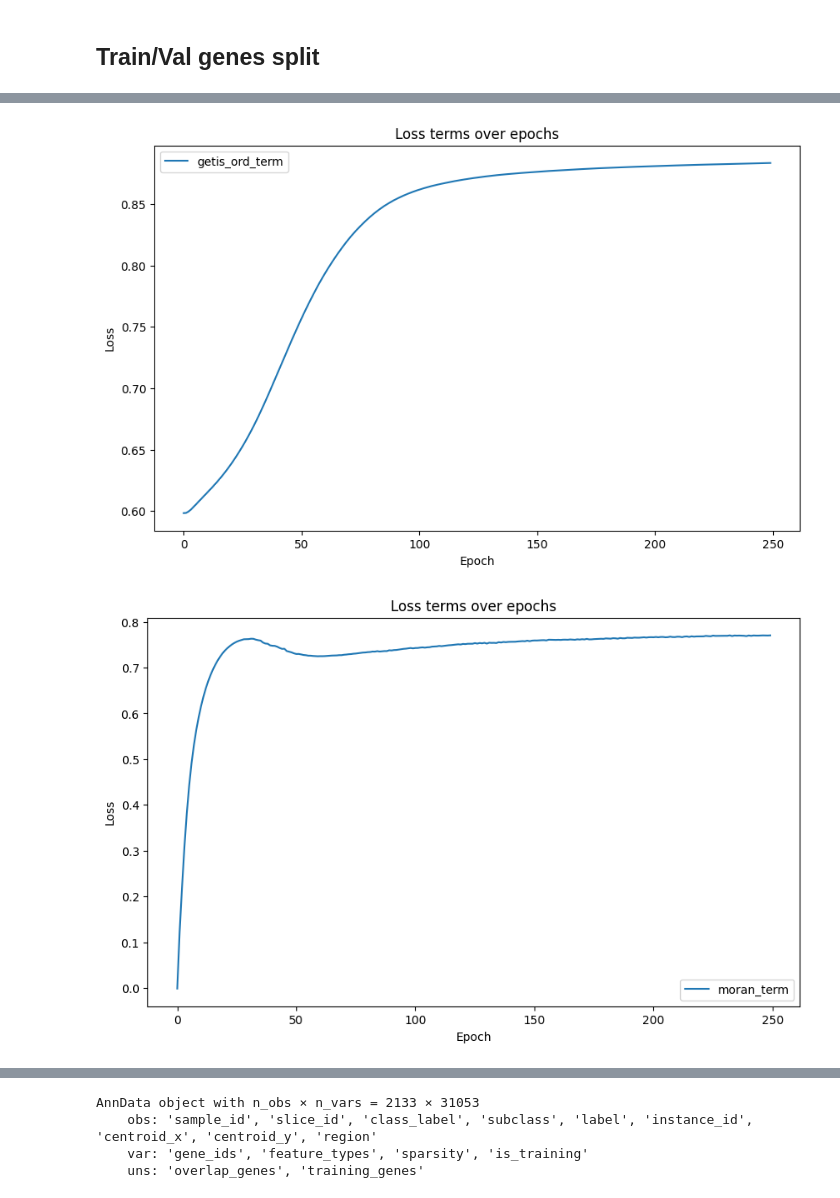
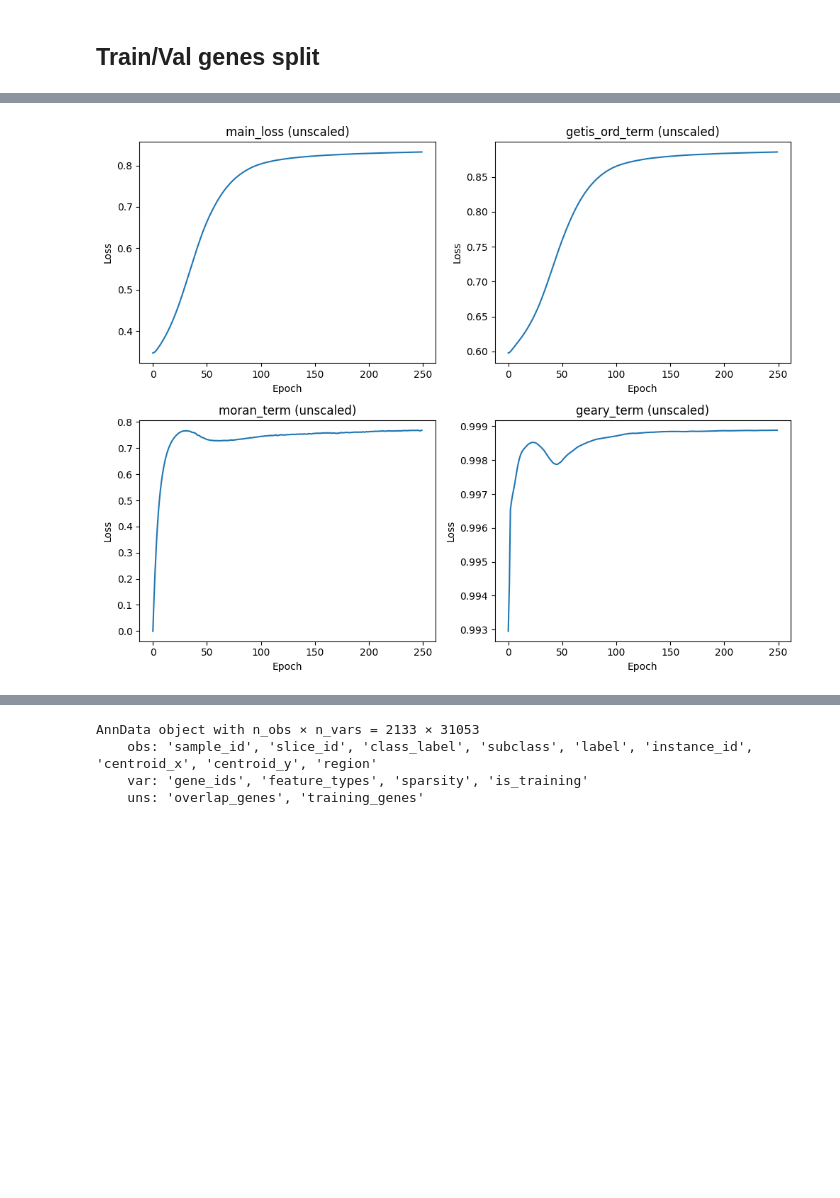
Before and after one commit to enric-bazz/tangramlit_dev, a Jupyter notebook: Notebooks/tangramlit_trainval.ipynb, the cells around one changed output, grey strips where cells are left out. Saved outputs shown, nothing was run; the diff lists cells and outputs as text; code cells hidden in the pictures; blank space fills up the shorter version.

```diff
--- a/Notebooks/tangramlit_trainval.ipynb
+++ b/Notebooks/tangramlit_trainval.ipynb
@@ -169,7 +162,6 @@ tgl.plot_loss_term(adata_map=ad_map, loss_key="neighborhood_term", lambda_scale=
 # %%
-tgl.plot_loss_term(adata_map=ad_map, loss_key="getis_ord_term", lambda_scale=False)
-tgl.plot_loss_term(adata_map=ad_map, loss_key="moran_term", lambda_scale=False)
-tgl.plot_loss_term(adata_map=ad_map, loss_key="geary_term", lambda_scale=False)
+# LISA terms
+tgl.plot_loss_terms(adata_map=ad_map, loss_key=["main_loss", "getis_ord_term", "moran_term", "geary_term"],
+                    lambda_scale=False, make_subplot=True)
 # %% [output]
-[figure, old version]
+[figure, new version]
-[figure, removed]
```
Also changed, not shown: parts of 44 cells of this notebook, 3 other files.
